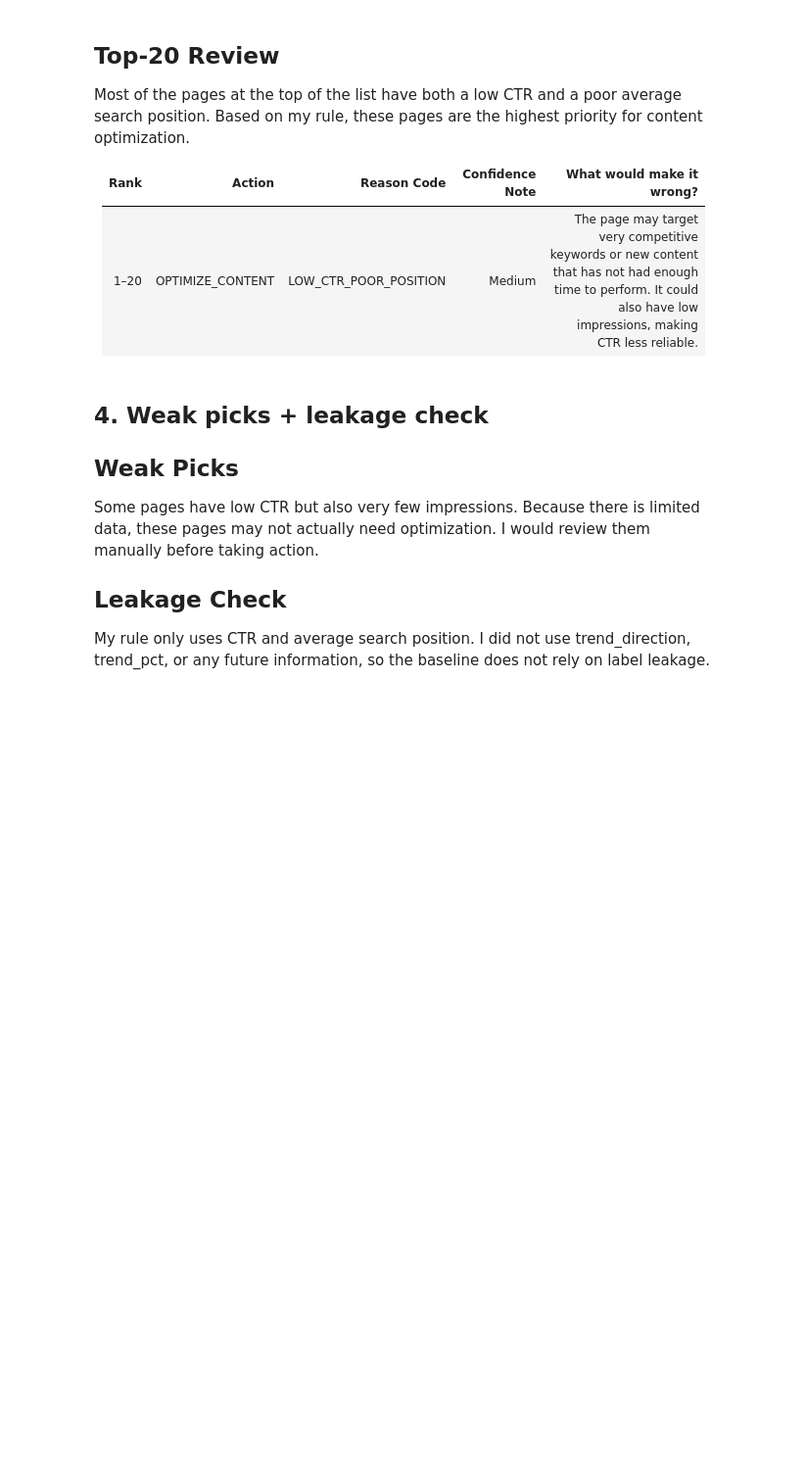
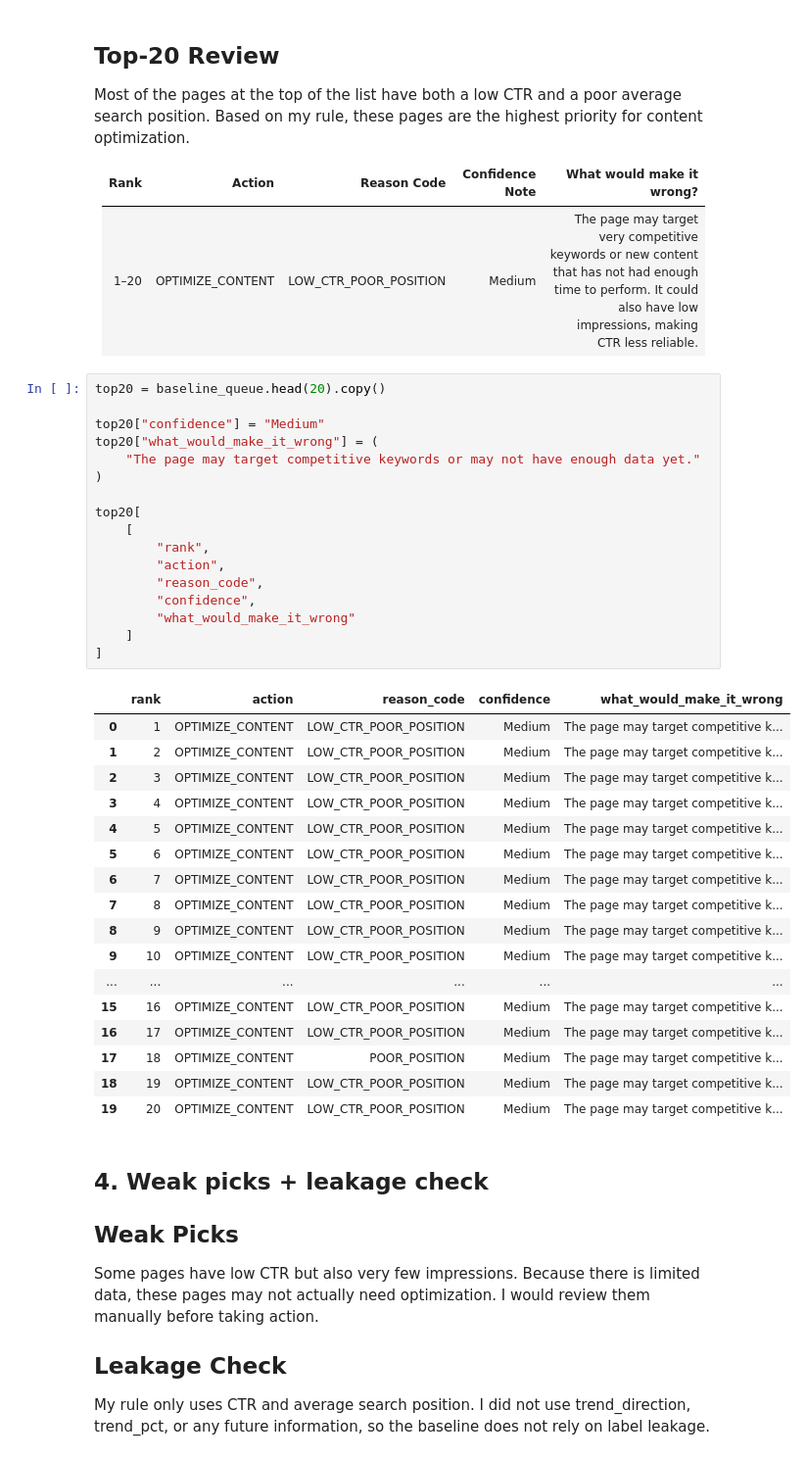
Before and after one commit to farankhandev/flyrank-ml-internship, a Jupyter notebook: work/notebooks/w04_baseline_score.ipynb, the cells around one changed output. Shown at 98% size. Drawn from its saved outputs; the diff is of its cells as text; blank space fills up the shorter version.

Commit message:
Complete ML-07 baseline action score

```diff
--- a/work/notebooks/w04_baseline_score.ipynb
+++ b/work/notebooks/w04_baseline_score.ipynb
@@ -203,6 +203,41 @@ Most of the pages at the top of the list have both a low CTR and a poor average
 | Rank | Action | Reason Code | Confidence Note | What would make it wrong? |
 |------|--------|-------------|-----------------|---------------------------|
 | 1–20 | OPTIMIZE_CONTENT | LOW_CTR_POOR_POSITION | Medium | The page may target very competitive keywords or new content that has not had enough time to perform. It could also have low impressions, making CTR less reliable. |
+# %%
+top20 = baseline_queue.head(20).copy()
+
+top20["confidence"] = "Medium"
+top20["what_would_make_it_wrong"] = (
+    "The page may target competitive keywords or may not have enough data yet."
+)
+
+top20[
+    [
+        "rank",
+        "action",
+        "reason_code",
+        "confidence",
+        "what_would_make_it_wrong"
+    ]
+]
+# %% [output]
+|  | rank | action | reason_code | confidence | what_would_make_it_wrong |
+| 0 | 1 | OPTIMIZE_CONTENT | LOW_CTR_POOR_POSITION | Medium | The page may target competitive k... |
+| 1 | 2 | OPTIMIZE_CONTENT | LOW_CTR_POOR_POSITION | Medium | The page may target competitive k... |
+| 2 | 3 | OPTIMIZE_CONTENT | LOW_CTR_POOR_POSITION | Medium | The page may target competitive k... |
+| 3 | 4 | OPTIMIZE_CONTENT | LOW_CTR_POOR_POSITION | Medium | The page may target competitive k... |
+| 4 | 5 | OPTIMIZE_CONTENT | LOW_CTR_POOR_POSITION | Medium | The page may target competitive k... |
+| 5 | 6 | OPTIMIZE_CONTENT | LOW_CTR_POOR_POSITION | Medium | The page may target competitive k... |
+| 6 | 7 | OPTIMIZE_CONTENT | LOW_CTR_POOR_POSITION | Medium | The page may target competitive k... |
+| 7 | 8 | OPTIMIZE_CONTENT | LOW_CTR_POOR_POSITION | Medium | The page may target competitive k... |
+| 8 | 9 | OPTIMIZE_CONTENT | LOW_CTR_POOR_POSITION | Medium | The page may target competitive k... |
+| 9 | 10 | OPTIMIZE_CONTENT | LOW_CTR_POOR_POSITION | Medium | The page may target competitive k... |
+| ... | ... | ... | ... | ... | ... |
+| 15 | 16 | OPTIMIZE_CONTENT | LOW_CTR_POOR_POSITION | Medium | The page may target competitive k... |
+| 16 | 17 | OPTIMIZE_CONTENT | LOW_CTR_POOR_POSITION | Medium | The page may target competitive k... |
+| 17 | 18 | OPTIMIZE_CONTENT | POOR_POSITION | Medium | The page may target competitive k... |
+| 18 | 19 | OPTIMIZE_CONTENT | LOW_CTR_POOR_POSITION | Medium | The page may target competitive k... |
+| 19 | 20 | OPTIMIZE_CONTENT | LOW_CTR_POOR_POSITION | Medium | The page may target competitive k... |
 # %% [markdown]
 ## 4. Weak picks + leakage check
 
```
Also changed, not shown: parts of 2 cells of this notebook.
